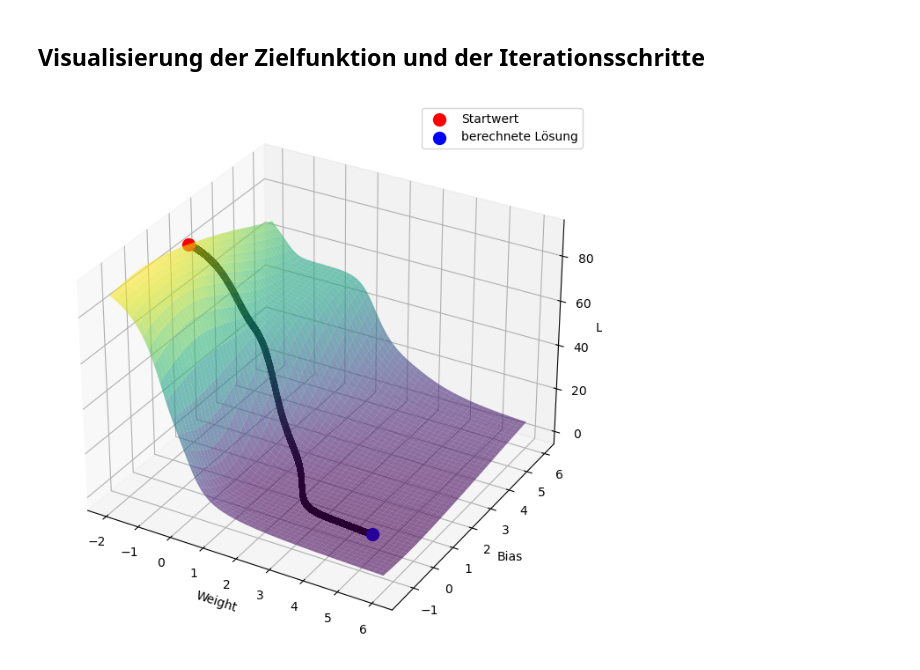
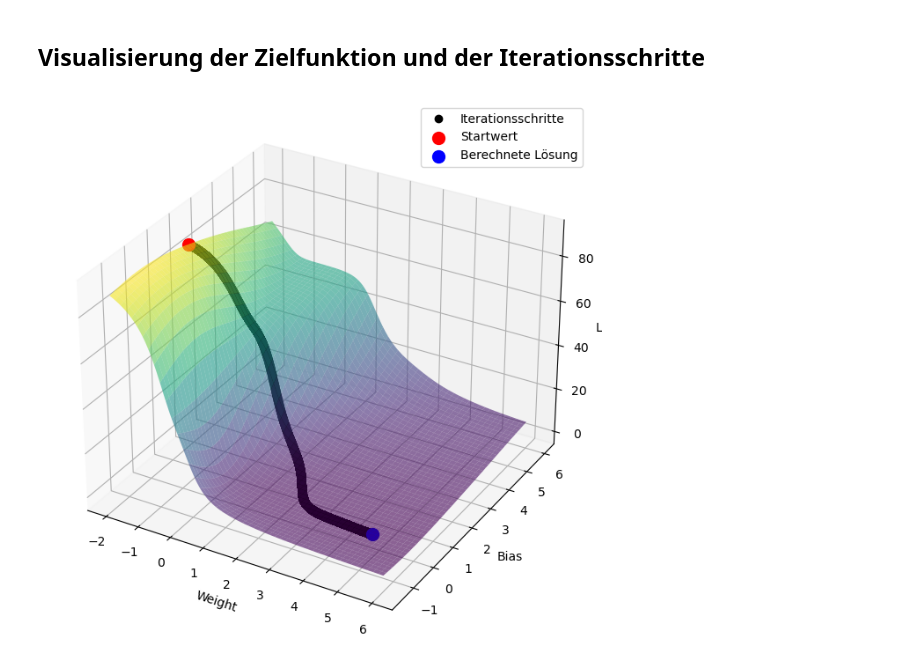
Before and after one commit to Schoenbrodt/numerische_Optimierung, a Jupyter notebook: kuenstliches_neuron.ipynb, the cells around one changed output. Cells and saved outputs as stored; diff of their text form; code cells hidden in the pictures.

```diff
--- a/kuenstliches_neuron.ipynb
+++ b/kuenstliches_neuron.ipynb
@@ -159,33 +160,33 @@ def plot_results(f, start_x, optimal_x, iterations):
         for j in range(W.shape[1]):
             Z[i,j] = f(np.array([W[i,j], B[i,j]]))
 
     # Create 3D plot
     fig = plt.figure(figsize=(12, 8))
     ax = fig.add_subplot(111, projection='3d')
 
     # Plot surface
     ax.plot_surface(W, B, Z, cmap='viridis', alpha=0.6,zorder = 1)
 
     # Calculate loss values for each iteration
     iteration_losses = np.array([f(w) for w in iterations])
 
     # Plot optimization path with correct dimensions
     ax.plot(iterations[:,0], iterations[:,1], iteration_losses,
-            'o-', markersize=4, color='black', linewidth=1, zorder = 2)
+            'o', markersize=6, color='black', label='Iterationsschritte', linewidth=1, zorder = 2)
 
     # Add markers
     ax.scatter(start_x[0], start_x[1], f(start_x),
                c='red', s=100, label='Startwert', zorder = 2)
     ax.scatter(optimal_x[0], optimal_x[1], f(optimal_x),
-               c='blue', s=100, label='berechnete Lösung', zorder = 2)
+               c='blue', s=100, label='Berechnete Lösung', zorder = 2)
 
     ax.set_xlabel('Weight')
     ax.set_ylabel('Bias')
     ax.set_zlabel('Loss')
     plt.legend()
     plt.show()
 
 # Rufe die Plot-Funktion auf
 plot_results(f, start_x, optimal_x, iterations)
 # %% [output]
-[figure, old version]
+[figure, new version]
```
Also changed, not shown: parts of 1 cell of this notebook, 2 other files.
